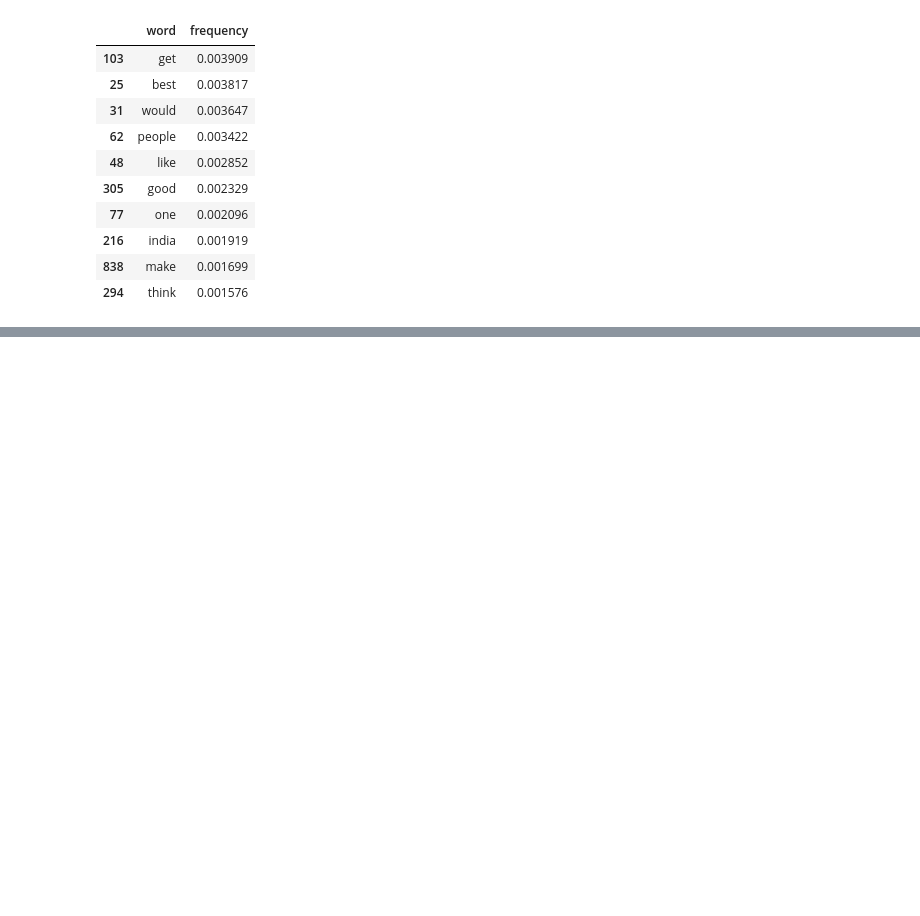
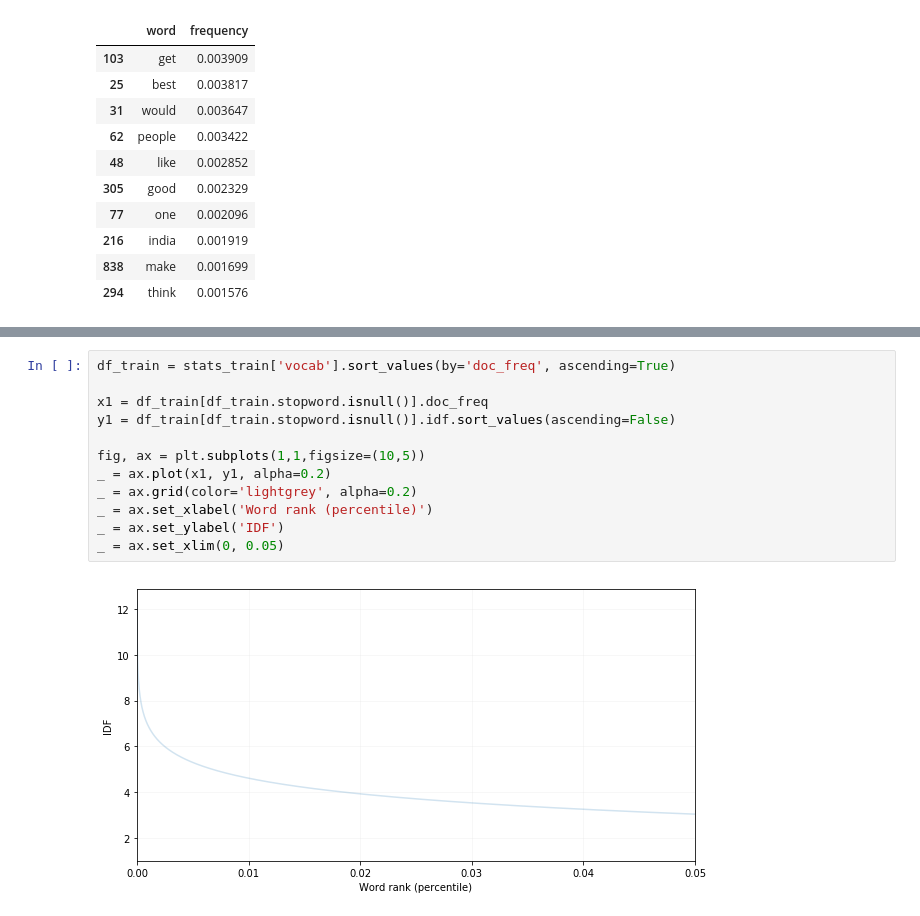
Before and after one commit to bshurick/kaggles, a Jupyter notebook: Quora/quora_eda.ipynb, the cells around one changed output, grey strips where cells are left out. Drawn from its saved outputs; the diff is of its cells as text; blank space fills up the shorter version.

```diff
--- a/Quora/quora_eda.ipynb
+++ b/Quora/quora_eda.ipynb
@@ -354,0 +365,14 @@ Test wordcloud, freq < 0.0005
+# %%
+df_train = stats_train['vocab'].sort_values(by='doc_freq', ascending=True)
+
+x1 = df_train[df_train.stopword.isnull()].doc_freq
+y1 = df_train[df_train.stopword.isnull()].idf.sort_values(ascending=False)
+
+fig, ax = plt.subplots(1,1,figsize=(10,5))
+_ = ax.plot(x1, y1, alpha=0.2)
+_ = ax.grid(color='lightgrey', alpha=0.2)
+_ = ax.set_xlabel('Word rank (percentile)')
+_ = ax.set_ylabel('IDF')
+_ = ax.set_xlim(0, 0.05)
+# %% [output]
+[figure, added]
```
Also changed, not shown: parts of 15 cells of this notebook.
